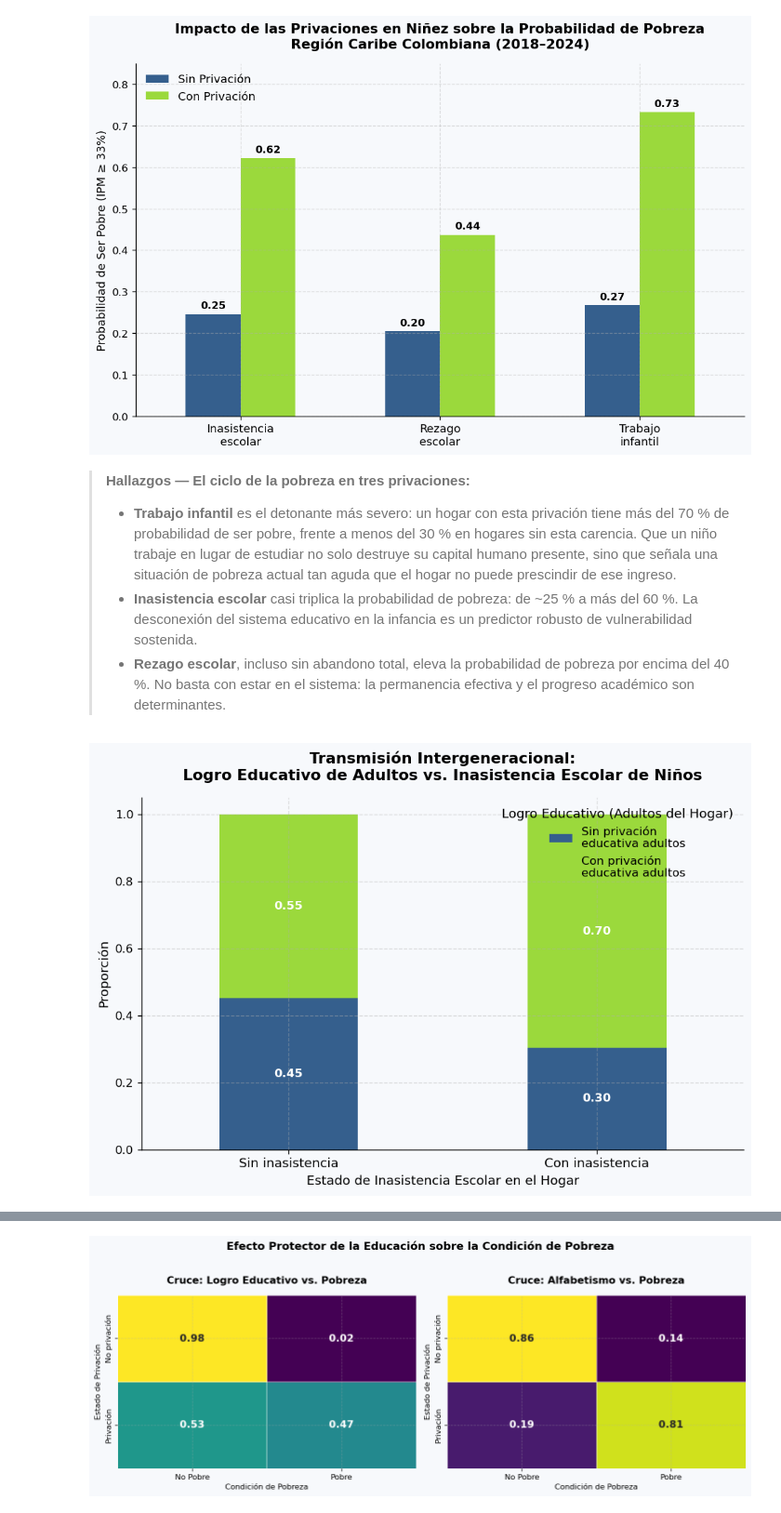
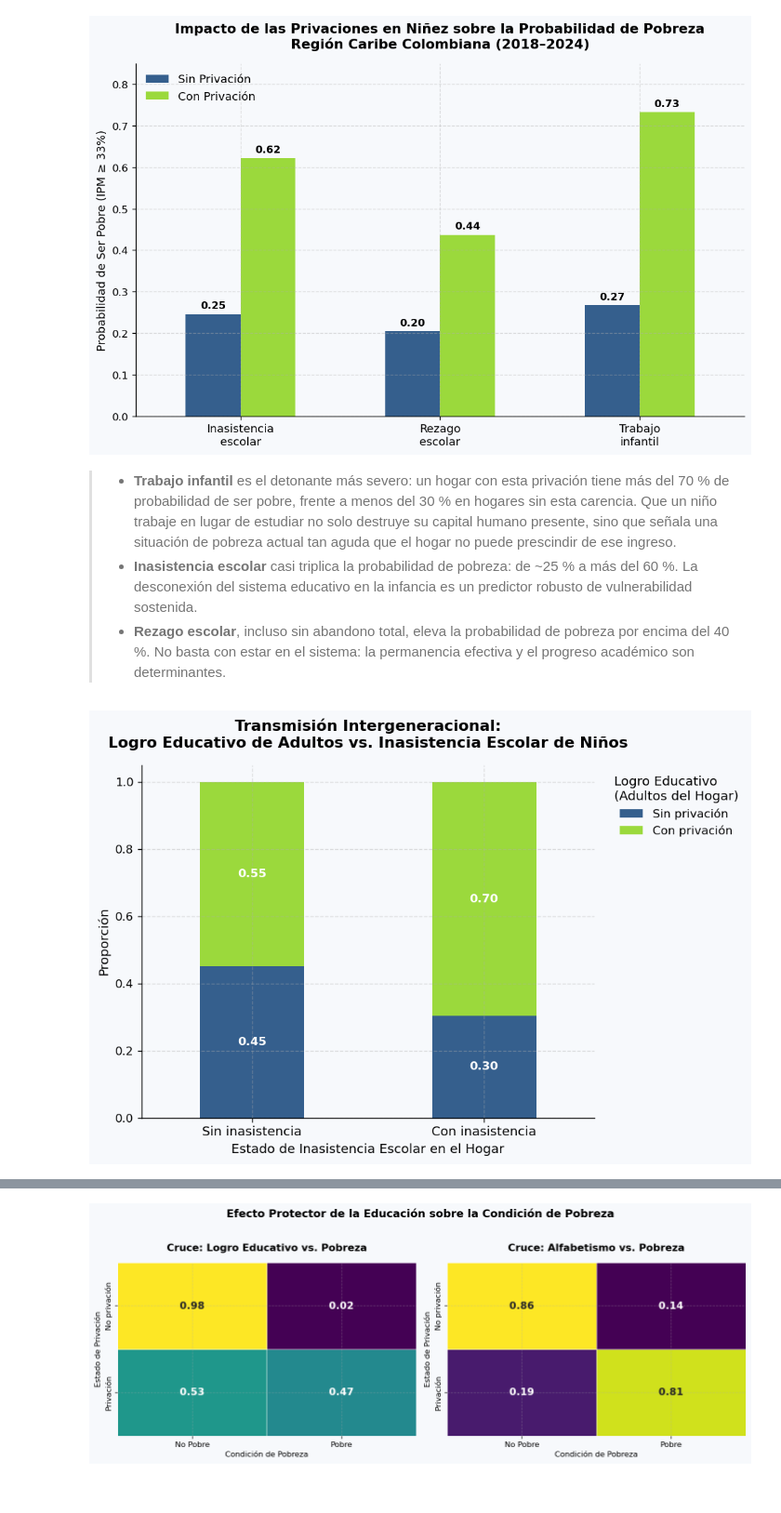
Before and after one commit to Caaamx/analisis-y-prediccion-de-pobreza, a Jupyter notebook: notebooks/02_EDA.ipynb, the cells around one changed output, grey strips where cells are left out. Shown at 93% size. Drawn from its saved outputs; the diff is of its cells as text; code cells hidden in the pictures.

```diff
--- a/notebooks/02_EDA_Profesional.ipynb
+++ b/notebooks/02_EDA.ipynb
@@ -65,7 +65,7 @@ Entorno configurado.
 # %%
 # Carga del dataset integrado 2018–2024 (Región Caribe)
 df = pd.read_csv(
-    r"IPM_2018_2025_CLEAN_CARIBE.csv",
+    r"../data/IPM_2018_2025_CLEAN_CARIBE.csv",
     sep=';'
 )
 
@@ -440,7 +440,7 @@ plt.show()
 # %% [output]
 [figure]
 # %% [markdown]
-> **Hallazgos — El ciclo de la pobreza en tres privaciones:**
+>
 >
 > - **Trabajo infantil** es el detonante más severo: un hogar con esta privación tiene más del 70 % de probabilidad de ser pobre, frente a menos del 30 % en hogares sin esta carencia. Que un niño trabaje en lugar de estudiar no solo destruye su capital humano presente, sino que señala una situación de pobreza actual tan aguda que el hogar no puede prescindir de ese ingreso.
 > - **Inasistencia escolar** casi triplica la probabilidad de pobreza: de ~25 % a más del 60 %. La desconexión del sistema educativo en la infancia es un predictor robusto de vulnerabilidad sostenida.
@@ -456,35 +456,41 @@ tabla_transmision = pd.crosstab(
     normalize='index'
 )
 tabla_transmision.index   = ['Sin inasistencia', 'Con inasistencia']
-tabla_transmision.columns = ['Sin privación\neducativa adultos', 'Con privación\neducativa adultos']
+tabla_transmision.columns = ['Sin privación', 'Con privación']
 
 fig, ax = plt.subplots(figsize=(8, 5.5))
 
 tabla_transmision.plot(
     kind='bar', stacked=True, ax=ax,
     color=[VIRIDIS(0.3), VIRIDIS(0.85)],
     width=0.45, edgecolor='none'
 )
 
 ax.set_title('Transmisión Intergeneracional:\nLogro Educativo de Adultos vs. Inasistencia Escolar de Niños',
              fontsize=13, fontweight='bold', pad=15)
 ax.set_ylabel('Proporción', fontsize=11)
 ax.set_xlabel('Estado de Inasistencia Escolar en el Hogar', fontsize=11)
 ax.set_xticklabels(tabla_transmision.index, rotation=0, fontsize=11)
-ax.legend(title='Logro Educativo (Adultos del Hogar)',
-          frameon=False, fontsize=10, title_fontsize=11)
+ax.legend(
+    title='Logro Educativo\n(Adultos del Hogar)',  # Agregamos \n para que el título no sea tan largo horizontalmente
+    bbox_to_anchor=(1.02, 1),                     # Ancla la leyenda justo afuera a la derecha
+    loc='upper left',                             # Alinea la esquina superior izquierda de la leyenda al anclaje
+    frameon=False,
+    fontsize=10,
+    title_fontsize=11
+)
 
 for container in ax.containers:
     for bar in container:
         h = bar.get_height()
         if h > 0.07:
             ax.text(bar.get_x() + bar.get_width() / 2,
                     bar.get_y() + h / 2,
                     f"{h:.2f}", ha='center', va='center',
                     fontsize=10, color='white', fontweight='bold')
 
 plt.tight_layout()
 plt.show()
 # %% [output]
-[figure, old version]
+[figure, new version]
 # %% [markdown]
```
Also changed, not shown: parts of 24 cells of this notebook, 3 other files.
